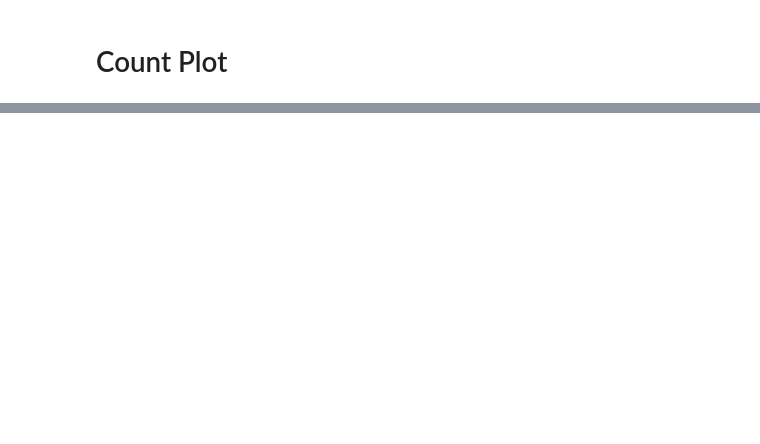
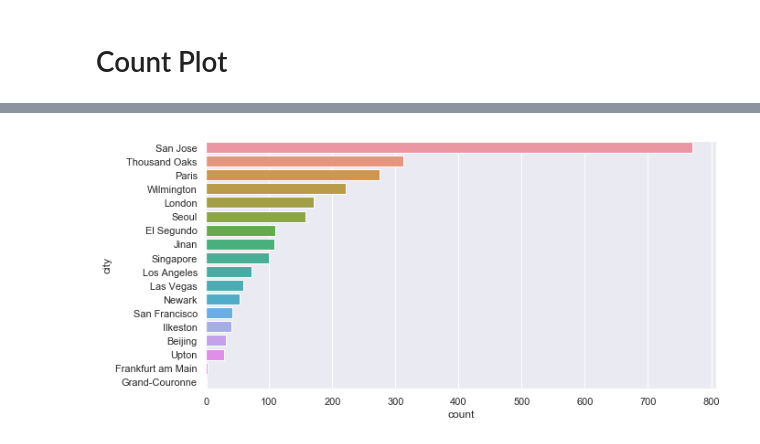
Before and after one commit to tsripata/.tsripata, a Jupyter notebook: tools/IP information.ipynb, the cells around one changed output, grey strips where cells are left out. Cells and saved outputs as stored; diff of their text form; code cells hidden in the pictures; blank space fills up the shorter version.

```diff
--- a/tools/IP information.ipynb
+++ b/tools/IP information.ipynb
@@ -73,0 +84,9 @@ ax = sns.countplot(y="country",
+# %%
+fig, ax = pyplot.subplots(figsize=(10, 5))
+sns.set(style="darkgrid")
+ax = sns.countplot(y="city",
+                   data=ip_info,
+                   orient='h',
+                   order = ip_info['city'].value_counts().index)
+# %% [output]
+[figure, added]
```
Also changed, not shown: parts of 18 cells of this notebook.
